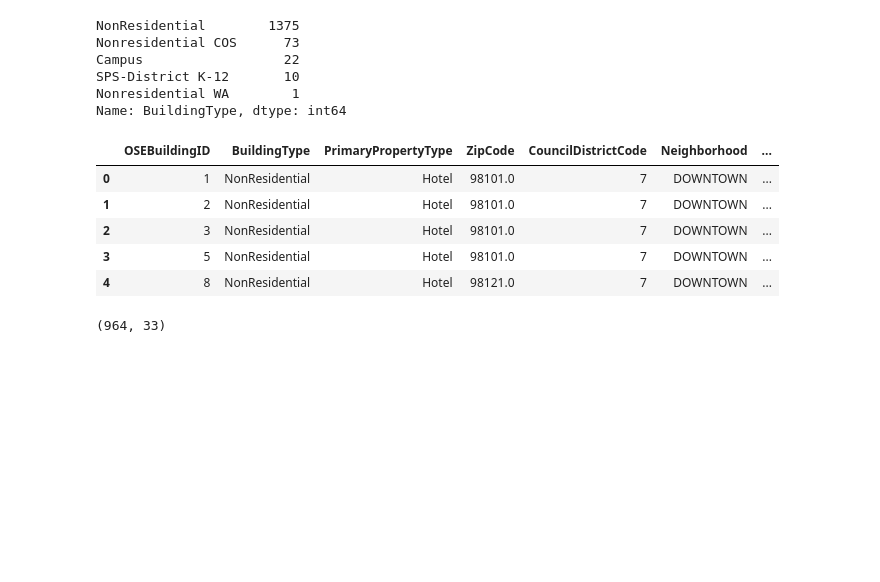
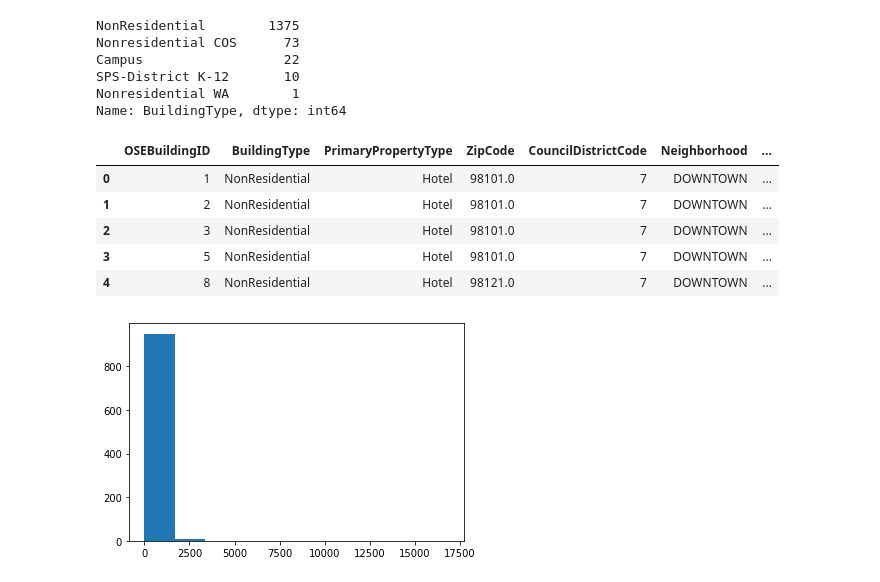
Before and after one commit to Cyr-dcx/LinearRegression-for-building-consumption, a Jupyter notebook: notebooks/exploration.ipynb, the cells around one changed output. Saved outputs shown, nothing was run; the diff lists cells and outputs as text; code cells hidden in the pictures; blank space fills up the shorter version.

```diff
--- a/notebooks/exploration.ipynb
+++ b/notebooks/exploration.ipynb
@@ -61,6 +61,9 @@ def clean_data(df, to_drop):
     df.loc[df['ThirdLargestPropertyUseType'] == 'one_use', 'ThirdLargestPropertyUseTypeGFA'] = 0
     df['Nb_PropertyUseTypes'] = df['ListOfAllPropertyUseTypes'].str.count(',') + 1
     df["building_age"] = df["DataYear"] - df["YearBuilt"]
+    df['LargestPropertyUseType'] = df['LargestPropertyUseType'].fillna(df['PrimaryPropertyType'])
+    df['LargestPropertyUseTypeGFA'] = df['LargestPropertyUseTypeGFA'].fillna(df['PropertyGFATotal'])
+    df["%_LargestPropertyUseType"] = df["LargestPropertyUseTypeGFA"] / df["PropertyGFATotal"]
     for col in to_drop:
         if col in df.columns:
             df = df.drop(columns=[col])
@@ -119,12 +126,10 @@ data.ENERGYSTARScore = data.ENERGYSTARScore.fillna('no_score')
 data = data[data["ENERGYSTARScore"] != 'no_score']
 # %%
 features = ['BuildingType', 'PrimaryPropertyType', 'ZipCode',
-       'Neighborhood', 'NumberofBuildings',
+       'Neighborhood',  'building_age','NumberofBuildings',
        'NumberofFloors', 'PropertyGFATotal', 'LargestPropertyUseType',
-       'LargestPropertyUseTypeGFA', 'SiteEUI(kBtu/sf)',
+       'LargestPropertyUseTypeGFA',  '%_LargestPropertyUseType',
        'SourceEUI(kBtu/sf)',
        'SiteEnergyUse(kBtu)', 'SteamUse(kBtu)','Electricity(kBtu)','NaturalGas(kBtu)',
-       'TotalGHGEmissions', 'building_age',
-       '%_GFAParking', '%_GFABuilding', 'Nb_PropertyUseTypes']
+       'TotalGHGEmissions',
+       '%_GFAParking', '%_GFABuilding','Nb_PropertyUseTypes']
-# %% [output]
-(964, 33)
@@ -130,0 +139,11 @@ features = ['BuildingType', 'PrimaryPropertyType', 'ZipCode',
+# %%
+df = data[features]
+cat_features = [col for col in features if col in categorical_columns]
+num_features = [col for col in features if col in categorical_columns]
+# %%
+import matplotlib.pyplot as plt
+import seaborn as sns
+
+plt.hist(df["TotalGHGEmissions"]);
+# %% [output]
+[figure, added]
```
Also changed, not shown: parts of 15 cells of this notebook.
